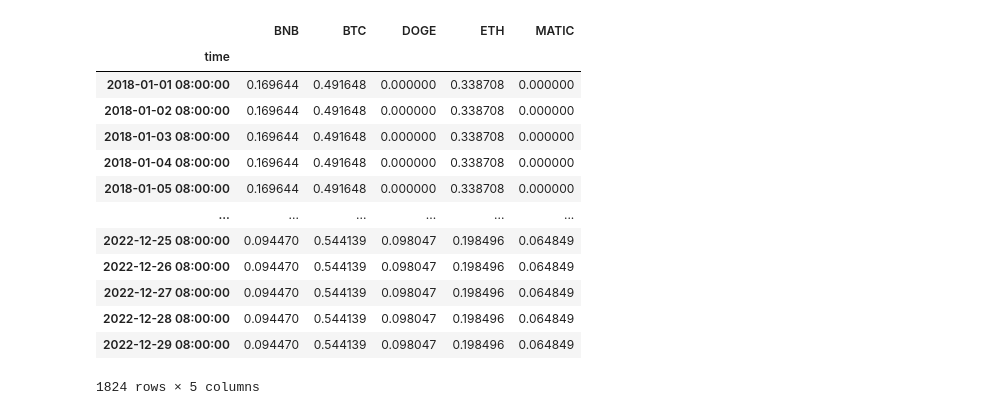
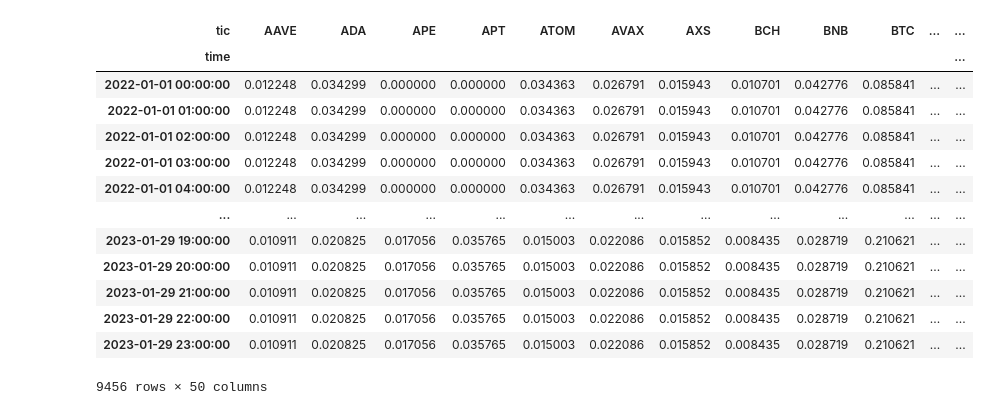
Before and after one commit to wanjinwoo/crixpy, a Jupyter notebook: vcrix.ipynb, the cells around one changed output. Cells and saved outputs as stored; diff of their text form; code cells hidden in the pictures.

```diff
--- a/vcrix.ipynb
+++ b/vcrix.ipynb
@@ -13,7 +14,7 @@ import matplotlib.dates as mdates
 # %%
 # read csv
 
-binance = pd.read_csv('/Users/wanjinwoo/Desktop/Antalpha/Github/data/binance.csv', sep=',')
+binance = pd.read_csv('/Users/wanjinwoo/Desktop/Antalpha/Github/data/top50_hr.csv', sep=',')
 binance.info()
 # %% [output]
 <class 'pandas.core.frame.DataFrame'>
@@ -107,22 +110,22 @@ weights.groupby(['tic']).agg({'weight': ['mean']})
 # %%
-# 把weights merge回by day原数据
-weights_day = pd.merge(binance,weights, on=['tic','month'],how='outer', indicator = False)
+# 把weights merge回by hour原数据
+weights_hr = pd.merge(binance,weights, on=['tic','month'],how='outer', indicator = False)
 # %%
-weights_wide = weights_day[['time','tic','weight']].pivot(index='time', columns='tic', values='weight').fillna(0)
-weights_wide.columns = ['BNB', 'BTC','DOGE','ETH','MATIC']
+weights_wide = weights_hr[['time','tic','weight']].pivot(index='time', columns='tic', values='weight').fillna(0)
+weights_wide.rename(columns={col: col[:-4] for col in weights_wide.columns}, inplace=True)
 weights_wide
 # %% [output]
-|  | BNB | BTC | DOGE | ETH | MATIC |
-| time |  |  |  |  |  |
-| 2018-01-01 08:00:00 | 0.169644 | 0.491648 | 0.000000 | 0.338708 | 0.000000 |
-| 2018-01-02 08:00:00 | 0.169644 | 0.491648 | 0.000000 | 0.338708 | 0.000000 |
-| 2018-01-03 08:00:00 | 0.169644 | 0.491648 | 0.000000 | 0.338708 | 0.000000 |
-| 2018-01-04 08:00:00 | 0.169644 | 0.491648 | 0.000000 | 0.338708 | 0.000000 |
-| 2018-01-05 08:00:00 | 0.169644 | 0.491648 | 0.000000 | 0.338708 | 0.000000 |
-| ... | ... | ... | ... | ... | ... |
-| 2022-12-25 08:00:00 | 0.094470 | 0.544139 | 0.098047 | 0.198496 | 0.064849 |
-| 2022-12-26 08:00:00 | 0.094470 | 0.544139 | 0.098047 | 0.198496 | 0.064849 |
-| 2022-12-27 08:00:00 | 0.094470 | 0.544139 | 0.098047 | 0.198496 | 0.064849 |
-| 2022-12-28 08:00:00 | 0.094470 | 0.544139 | 0.098047 | 0.198496 | 0.064849 |
-| 2022-12-29 08:00:00 | 0.094470 | 0.544139 | 0.098047 | 0.198496 | 0.064849 |
+| tic | AAVE | ADA | APE | APT | ATOM | AVAX | AXS | BCH | BNB | BTC | ... | ... |
+| time |  |  |  |  |  |  |  |  |  |  |  | ... |
+| 2022-01-01 00:00:00 | 0.012248 | 0.034299 | 0.000000 | 0.000000 | 0.034363 | 0.026791 | 0.015943 | 0.010701 | 0.042776 | 0.085841 | ... | ... |
+| 2022-01-01 01:00:00 | 0.012248 | 0.034299 | 0.000000 | 0.000000 | 0.034363 | 0.026791 | 0.015943 | 0.010701 | 0.042776 | 0.085841 | ... | ... |
+| 2022-01-01 02:00:00 | 0.012248 | 0.034299 | 0.000000 | 0.000000 | 0.034363 | 0.026791 | 0.015943 | 0.010701 | 0.042776 | 0.085841 | ... | ... |
+| 2022-01-01 03:00:00 | 0.012248 | 0.034299 | 0.000000 | 0.000000 | 0.034363 | 0.026791 | 0.015943 | 0.010701 | 0.042776 | 0.085841 | ... | ... |
+| 2022-01-01 04:00:00 | 0.012248 | 0.034299 | 0.000000 | 0.000000 | 0.034363 | 0.026791 | 0.015943 | 0.010701 | 0.042776 | 0.085841 | ... | ... |
+| ... | ... | ... | ... | ... | ... | ... | ... | ... | ... | ... | ... | ... |
+| 2023-01-29 19:00:00 | 0.010911 | 0.020825 | 0.017056 | 0.035765 | 0.015003 | 0.022086 | 0.015852 | 0.008435 | 0.028719 | 0.210621 | ... | ... |
+| 2023-01-29 20:00:00 | 0.010911 | 0.020825 | 0.017056 | 0.035765 | 0.015003 | 0.022086 | 0.015852 | 0.008435 | 0.028719 | 0.210621 | ... | ... |
+| 2023-01-29 21:00:00 | 0.010911 | 0.020825 | 0.017056 | 0.035765 | 0.015003 | 0.022086 | 0.015852 | 0.008435 | 0.028719 | 0.210621 | ... | ... |
+| 2023-01-29 22:00:00 | 0.010911 | 0.020825 | 0.017056 | 0.035765 | 0.015003 | 0.022086 | 0.015852 | 0.008435 | 0.028719 | 0.210621 | ... | ... |
+| 2023-01-29 23:00:00 | 0.010911 | 0.020825 | 0.017056 | 0.035765 | 0.015003 | 0.022086 | 0.015852 | 0.008435 | 0.028719 | 0.210621 | ... | ... |
-1824 rows × 5 columns
+9456 rows × 50 columns
```
Also changed, not shown: parts of 28 cells of this notebook.
